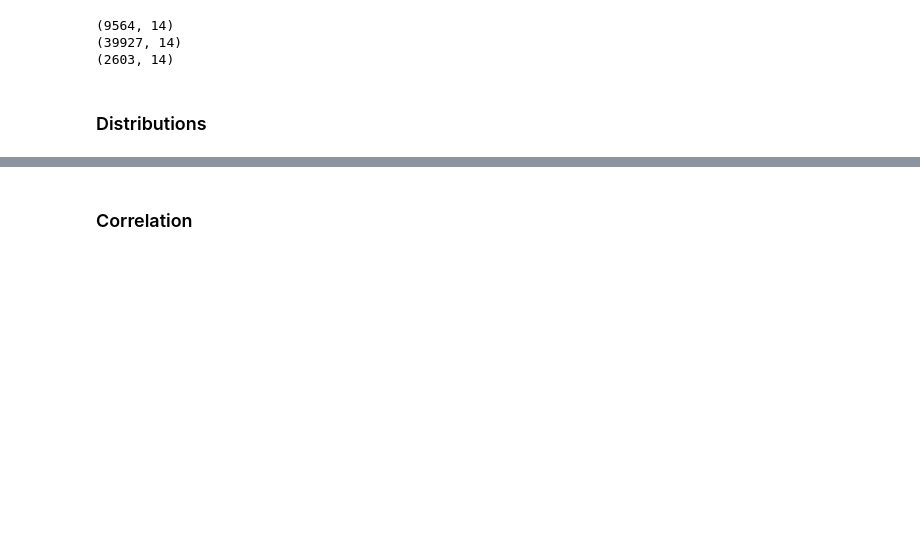
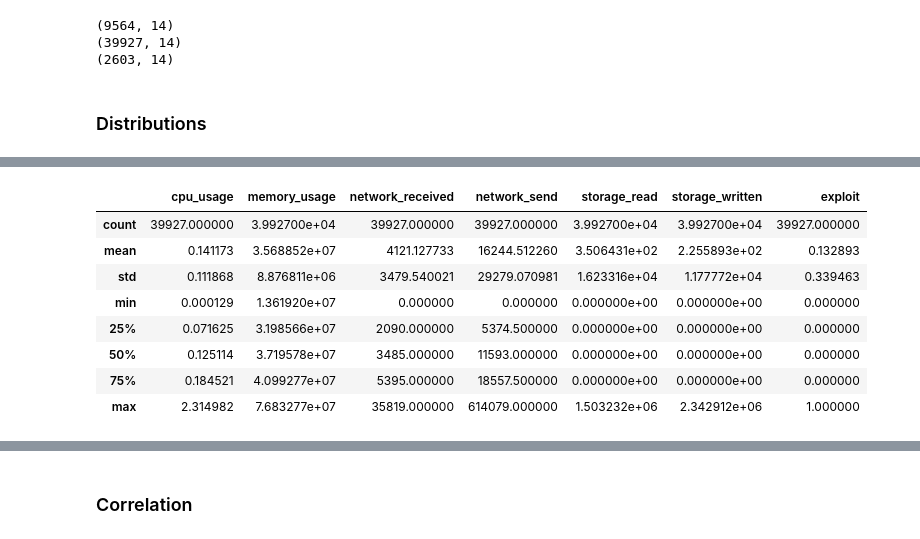
Before and after one commit to Janalytics94/anomaly-detection-software, a Jupyter notebook: src/model/project.ipynb, the cells around one changed output, grey strips where cells are left out. Cells and saved outputs as stored; diff of their text form; code cells hidden in the pictures; blank space fills up the shorter version.

```diff
--- a/src/model/project.ipynb
+++ b/src/model/project.ipynb
@@ -86,0 +86,12 @@ sns.displot(train['cpu_usage'])
+# %%
+test.describe()
+# %% [output]
+|  | cpu_usage | memory_usage | network_received | network_send | storage_read | storage_written | exploit |
+| count | 39927.000000 | 3.992700e+04 | 39927.000000 | 39927.000000 | 3.992700e+04 | 3.992700e+04 | 39927.000000 |
+| mean | 0.141173 | 3.568852e+07 | 4121.127733 | 16244.512260 | 3.506431e+02 | 2.255893e+02 | 0.132893 |
+| std | 0.111868 | 8.876811e+06 | 3479.540021 | 29279.070981 | 1.623316e+04 | 1.177772e+04 | 0.339463 |
+| min | 0.000129 | 1.361920e+07 | 0.000000 | 0.000000 | 0.000000e+00 | 0.000000e+00 | 0.000000 |
+| 25% | 0.071625 | 3.198566e+07 | 2090.000000 | 5374.500000 | 0.000000e+00 | 0.000000e+00 | 0.000000 |
+| 50% | 0.125114 | 3.719578e+07 | 3485.000000 | 11593.000000 | 0.000000e+00 | 0.000000e+00 | 0.000000 |
+| 75% | 0.184521 | 4.099277e+07 | 5395.000000 | 18557.500000 | 0.000000e+00 | 0.000000e+00 | 0.000000 |
+| max | 2.314982 | 7.683277e+07 | 35819.000000 | 614079.000000 | 1.503232e+06 | 2.342912e+06 | 1.000000 |
```
Also changed, not shown: parts of 12 cells of this notebook, 3 other files.
